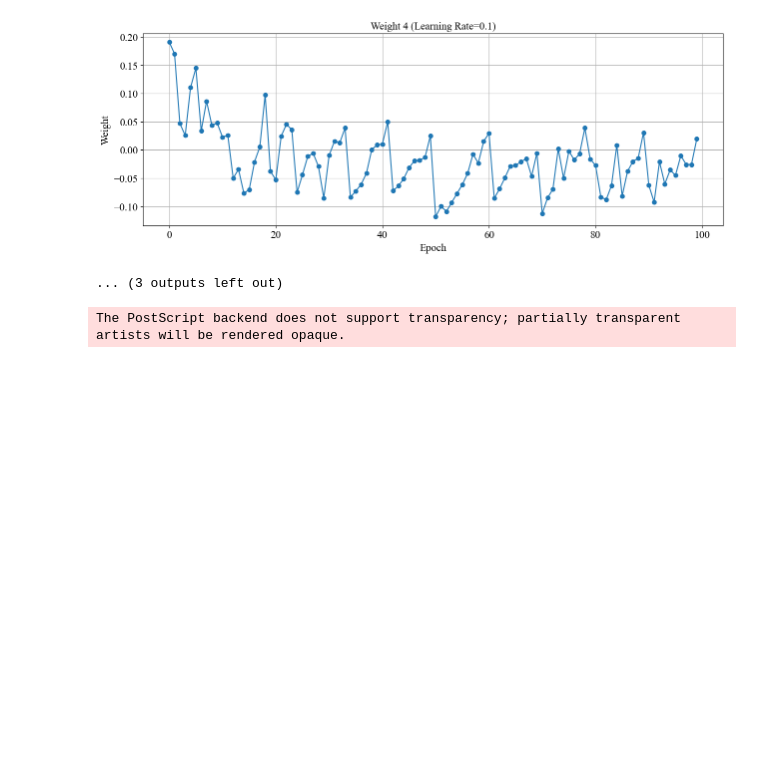
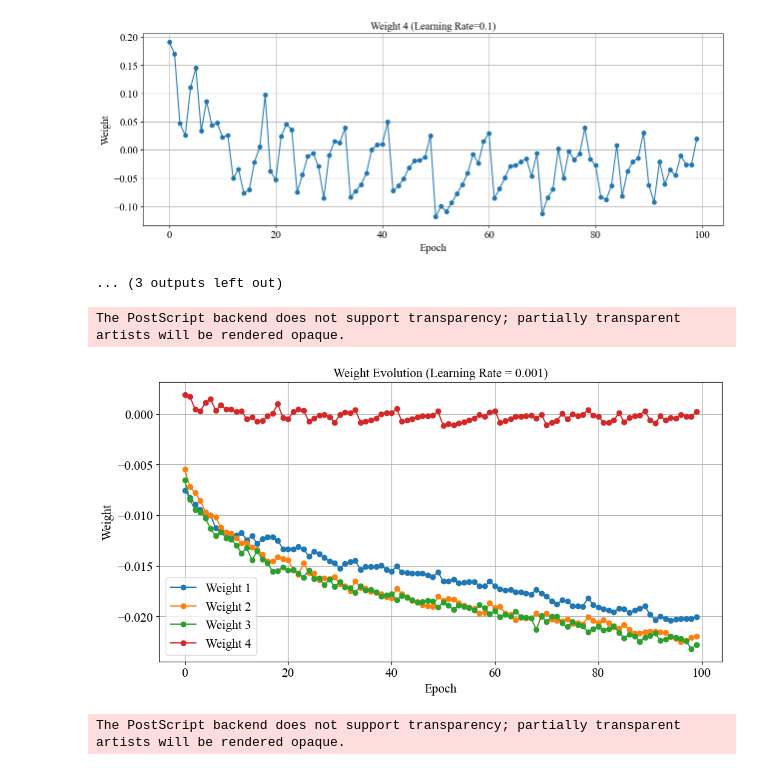
Before and after one commit to Mohula-Prasath/Deep_learning_lab, a Jupyter notebook: lab-1/lab1.ipynb, the cells around one changed output. Drawn from its saved outputs; the diff is of its cells as text; code cells hidden in the pictures; blank space fills up the shorter version.

```diff
--- a/lab-1/lab1.ipynb
+++ b/lab-1/lab1.ipynb
@@ -441,6 +427,25 @@ for i in range(len(bias_histories)):
 [figure]
 [figure]
 ... (3 outputs left out)
+# %%
+# Combined weight evolution plot for Learning Rate = 0.001
+plt.figure(figsize=(12,6))
+plt.plot(weight1_histories[0],marker='o',label='Weight 1')
+plt.plot(weight2_histories[0],marker='o',label='Weight 2')
+plt.plot(weight3_histories[0],marker='o',label='Weight 3')
+plt.plot(weight4_histories[0],marker='o',label='Weight 4')
+
+plt.title("Weight Evolution (Learning Rate = 0.001)")
+plt.xlabel("Epoch")
+plt.ylabel("Weight")
+plt.grid(True)
+plt.legend()
+
+plt.savefig("plots/combined_weight_progress_0.001.eps",format="eps",dpi=600,bbox_inches="tight")
+plt.show()
+# %% [output]
+The PostScript backend does not support transparency; partially transparent artists will be rendered opaque.
+[figure, added]
 # %%
 #Learning rate comparison
 plt.figure(figsize=(8,5))
```
Also changed, not shown: parts of 12 cells of this notebook, 39 other files.
